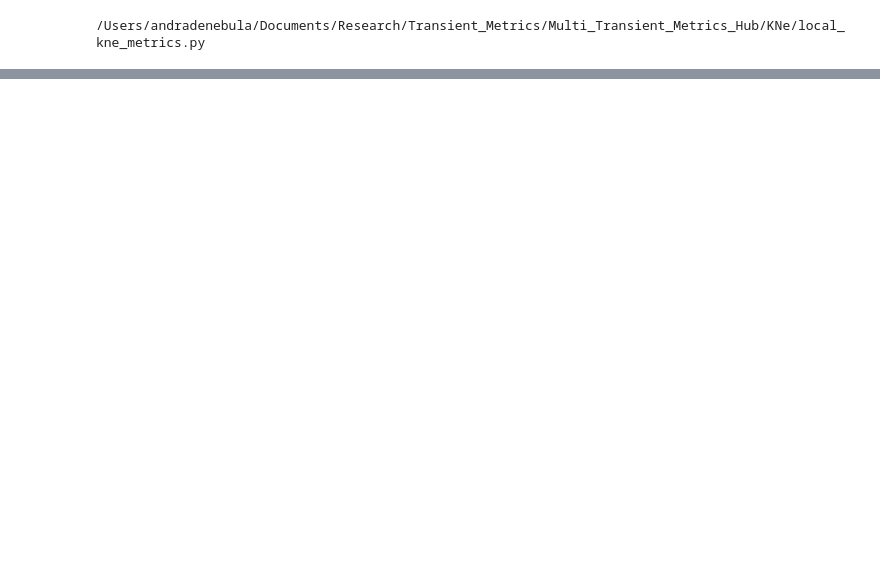
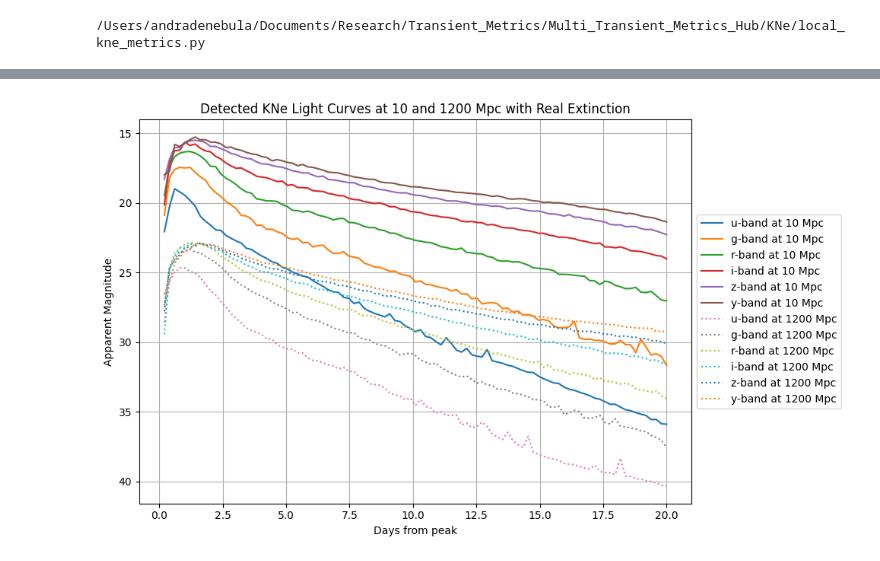
Before and after one commit to andra104/Multi_Transient_Metrics_Hub, a Jupyter notebook: KNe/local_KNe_script.ipynb, the cells around one changed output, grey strips where cells are left out. Saved outputs shown, nothing was run; the diff lists cells and outputs as text; code cells hidden in the pictures; blank space fills up the shorter version.

Commit message:
Added light curve plot to KNE

```diff
--- a/KNe/local_KNe_script.ipynb
+++ b/KNe/local_KNe_script.ipynb
@@ -133,6 +123,18 @@ for cadence in cadences:
 
     detect_metric = bundle.metric
     obs_records = list(detect_metric.obs_records.values())
+
+    red_detect = KNeRedColorDetectMetric(metric_name="KNeRedColorDetect", lc_model=lc_model)
+    red_bundle = MetricBundle(red_detect, slicer, '')
+    red_group = MetricBundleGroup({'KNeRedColorDetect': red_bundle}, opsdb, out_dir=outDir, results_db=resultsDb)
+    red_group.run_all()
+    red_detect_metric = red_bundle.metric
+
+    blue_detect = KNeBlueColorDetectMetric(metric_name="KNeBlueColorDetect", lc_model=lc_model)
+    blue_bundle = MetricBundle(blue_detect, slicer, '')
+    blue_group = MetricBundleGroup({'KNeBlueColorDetect': blue_bundle}, opsdb, out_dir=outDir, results_db=resultsDb)
+    blue_group.run_all()
+    blue_detect_metric = blue_bundle.metric
 
     # Create DataFrame before using it
     df_obs = pd.DataFrame.from_dict(detect_metric.obs_records, orient='index')
@@ -308,9 +310,10 @@ for cadence in cadences:
 
     detect_metrics = {
         "KNeDetectMetric": detect_metric,
-        "KNeRedColorDetectMetric": KNeRedColorDetectMetric(metric_name="KNeRedColorDetect", lc_model=lc_model),
-        "KNeBlueColorDetectMetric": KNeBlueColorDetectMetric(metric_name="KNeBlueColorDetect", lc_model=lc_model)
+        "KNeRedColorDetectMetric": red_detect_metric,
+        "KNeBlueColorDetectMetric": blue_detect_metric
     }
+
 
     for detect_key, char_keys in metric_map.items():
         d_metric = detect_metrics[detect_key]
@@ -394,42 +397,49 @@ plt.xlabel("Dec [deg]"); plt.title("Dec Distribution"); plt.grid(); plt.show()
 plt.hist(np.degrees(slicer.slice_points['ra']), bins=50)
 plt.xlabel("RA [deg]"); plt.title("RA Distribution"); plt.grid(); plt.show()
 # %%
-# Re-import libraries due to kernel reset
+print(f"Number of light curve templates: {len(lc_model.data)}")
+print("Template keys:", list(lc_model.data[0].keys()))
+
+print("-------------------------")
+
+import matplotlib.pyplot as plt
 import numpy as np
-import matplotlib.pyplot as plt
-import pickle
-import os
+from rubin_sim.phot_utils import DustValues
 
-# Load light curve template metadata
-template_file = "kne_templates_used.pkl"
-with open(template_file, "rb") as f:
-    templates = pickle.load(f)
+# Find detected indices from df_obs where detected is True
+detected_df = df_obs[df_obs["detected"] == True]
 
-# Load and parse 3 red-peaking templates from the selected ones
-sample_files = [entry["filename"] for entry in templates[:3]]
+# Find events near 10 and 1200 Mpc among detected
+distances = detected_df["distance_Mpc"].values
+i10 = np.argmin(np.abs(distances - 10))
+i1200 = np.argmin(np.abs(distances - 1200))
 
-# Filters and column indices for ugrizy
-filters = ['u', 'g', 'r', 'i', 'z', 'y']
-col_indices = dict(zip(filters, range(1, 7)))
+row_10 = detected_df.iloc[i10]
+row_1200 = detected_df.iloc[i1200]
 
-# Plot each filter's light curve for each selected file
-fig, axs = plt.subplots(len(sample_files), 1, figsize=(8, 10), sharex=True)
+# Extinction coefficients per filter
+ax1 = DustValues().ax1
 
-for i, file in enumerate(sample_files):
-    try:
-        data = np.loadtxt(file)
-        time = data[:, 0]
-        for f in ['i', 'z', 'y']:
-            mag = data[:, col_indices[f]]
-            axs[i].plot(time, mag, label=f'{f}-band')
-        axs[i].invert_yaxis()
-        axs[i].set_ylabel("Apparent mag")
-        axs[i].legend()
-        axs[i].set_title(f"Light curve from: {os.path.basename(file)}")
-    except Exception as e:
-        axs[i].set_title(f"Error reading {file}: {e}")
+# Plot
+plt.figure(figsize=(10, 6))
+for row, label, style in [(row_10, "10 Mpc", "-"), (row_1200, "1200 Mpc", ":")]:
+    d = row["distance_Mpc"]
+    ebv = row["ebv"]
+    file_indx = row["file_indx"]
+    dm = 5 * np.log10(d * 1e6) - 5
 
-axs[-1].set_xlabel("Time [days]")
+    lc_data = lc_model.data[file_indx]
+    for band in lc_data:
+        phase = lc_data[band]['ph']
+        mag = lc_data[band]['mag'] + dm + ax1[band] * ebv
+        plt.plot(phase, mag, linestyle=style, label=f"{band}-band at {label}")
+
+plt.gca().invert_yaxis()
+plt.xlabel("Days from peak")
+plt.ylabel("Apparent Magnitude")
+plt.title("Detected KNe Light Curves at 10 and 1200 Mpc with Real Extinction")
+plt.legend(loc='center left', bbox_to_anchor=(1, 0.5))
+plt.grid(True)
 plt.tight_layout()
 plt.show()
 # %% [output]
@@ -436,0 +449 @@ TypeError: unhashable type: 'slice'
+[figure, added]
```
Also changed, not shown: parts of 3 cells of this notebook.
